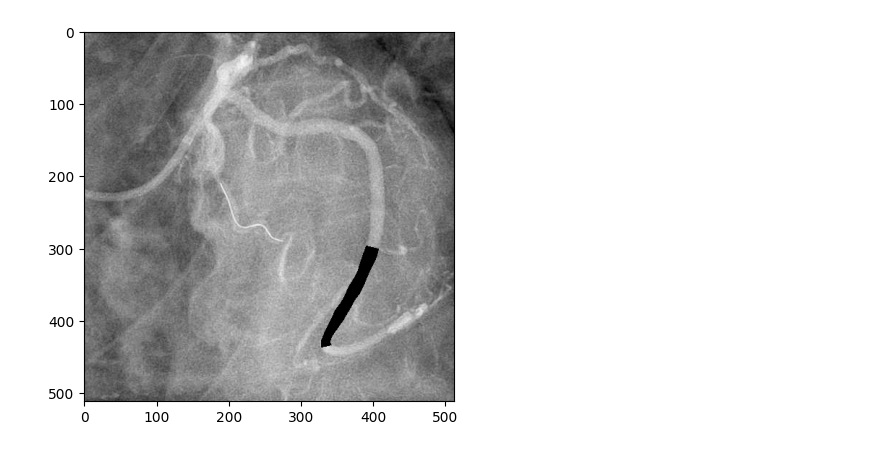
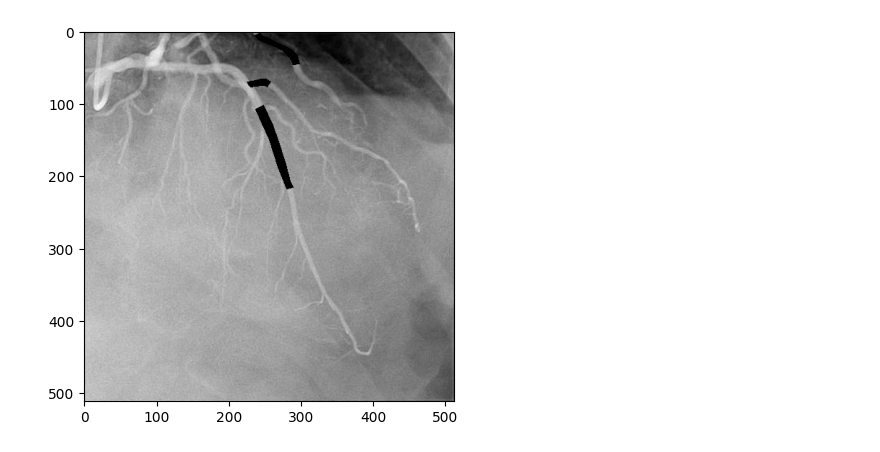
Before and after one commit to chenho2000/UNet-plus-plus-for-Stenosis-Segmentation, a Jupyter notebook: train.ipynb, the cells around one changed output. Cells and saved outputs as stored; diff of their text form; code cells hidden in the pictures.

Commit message:
fix mask generation

```diff
--- a/train.ipynb
+++ b/train.ipynb
@@ -19,10 +17,10 @@ def plot_image_with_mask(image, mask):
     plt.imshow(masked_image, cmap='gray')
     plt.show()
 # %%
-sample = stenosis_train[0]
+sample = stenosis_train[1]
 image = sample['image']
-mask = sample['mask'][0]
+mask = sample['mask']
 
 plot_image_with_mask(image, mask)
 # %% [output]
-[figure, old version]
+[figure, new version]
```
Also changed, not shown: parts of 3 cells of this notebook, 1 other file.
